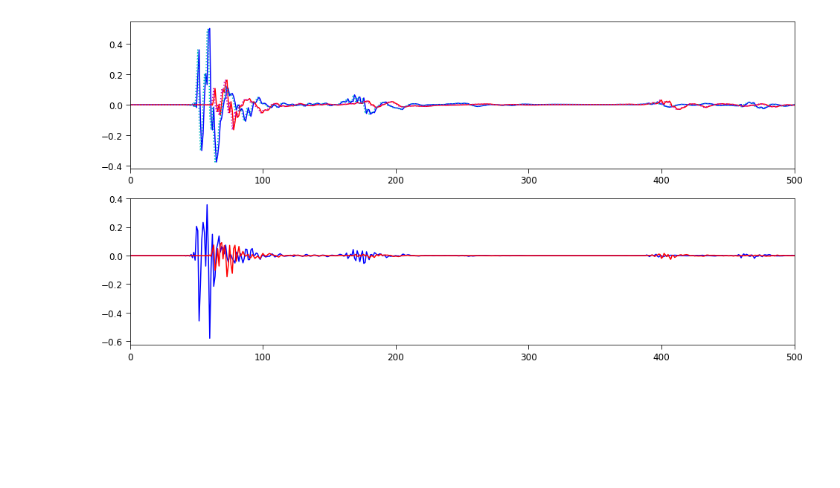
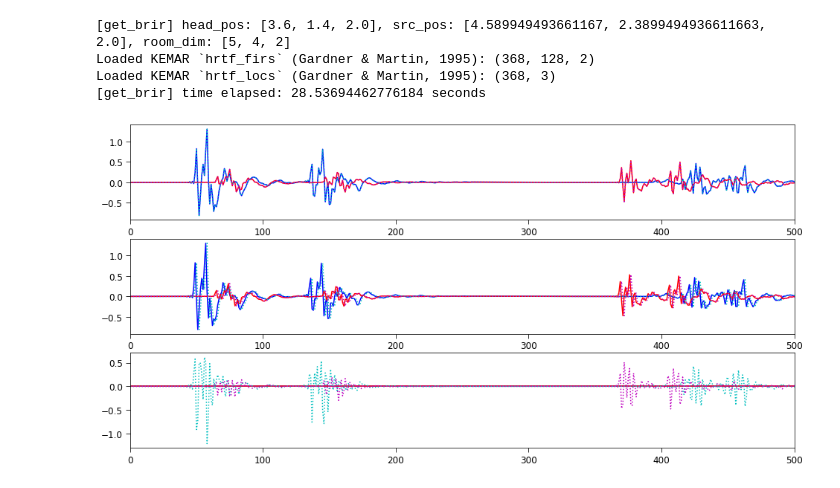
Before and after one commit to msaddler/virtual_acoustic_room, a Jupyter notebook: notebook_port.ipynb, the cells around one changed output. Cells and saved outputs as stored; diff of their text form; code cells hidden in the pictures; blank space fills up the shorter version.

Commit message:
direct comparisons between python port, matlab engine, and original francl brirs

```diff
--- a/notebook_port.ipynb
+++ b/notebook_port.ipynb
@@ -69,3 +83,49 @@ Loaded KEMAR `hrtf_locs` (Gardner & Martin, 1995): (368, 3)
+# %%
+importlib.reload(port)
+
+brir_msaddler = port.get_brir(
+    room_materials=room_materials,
+    room_dim_xyz=room_dim_xyz,
+    head_pos_xyz=head_pos_xyz,
+    head_azim=head_azim,
+    src_azim=src_azim,
+    src_elev=src_elev,
+    src_dist=src_dist,
+    buffer_pos=buffer_pos,
+    sr=sr,
+    dur=dur,
+    use_jitter=use_jitter,
+    incorporate_lead_zeros=incorporate_lead_zeros)
+# %% [output]
+[get_brir] head_pos: [3.6, 1.4, 2.0], src_pos: [4.589949493661167, 2.3899494936611663, 2.0], room_dim: [5, 4, 2]
+Loaded KEMAR `hrtf_firs` (Gardner & Martin, 1995): (368, 128, 2)
+Loaded KEMAR `hrtf_locs` (Gardner & Martin, 1995): (368, 3)
+[get_brir] time elapsed: 28.53694462776184 seconds
+# %%
+fig, ax = plt.subplots(figsize=(16, 8), nrows=3, ncols=1)
+ax[0].plot(brir_msaddler[:, 0], 'b')
+ax[0].plot(brir_msaddler[:, 1], 'r')
+ax[0].plot(brir_francl[:, 0], 'c', ls=':')
+ax[0].plot(brir_francl[:, 1], 'm', ls=':')
+
+ax[1].plot(brir_matlab[:, 0], 'b')
+ax[1].plot(brir_matlab[:, 1], 'r')
+ax[1].plot(brir_francl[:, 0], 'c', ls=':')
+ax[1].plot(brir_francl[:, 1], 'm', ls=':')
+
+ax[2].plot(brir_msaddler[:, 0] - brir_francl[:, 0], 'b')
+ax[2].plot(brir_msaddler[:, 1] - brir_francl[:, 1], 'r')
+ax[2].plot(brir_matlab[:, 0] - brir_francl[:, 0], 'c', ls=':')
+ax[2].plot(brir_matlab[:, 1] - brir_francl[:, 1], 'm', ls=':')
+
+for ax_ in ax:
+    util_figures.format_axes(
+        ax_,
+        xlimits=[0, 500]
+    )
+plt.show()
+# %% [output]
+[figure, added]
 # %%
 # import cProfile
 
@@ -89,20 +149,3 @@ Loaded KEMAR `hrtf_locs` (Gardner & Martin, 1995): (368, 3)
 # import pstats
 # p = pstats.Stats('profiler_stats')
 # p.strip_dirs().sort_stats('cumulative').print_stats()
-# %%
-fig, ax = plt.subplots(figsize=(16, 8), nrows=2, ncols=1)
-ax[0].plot(brir_msaddler[:, 0], 'b')
-ax[0].plot(brir_msaddler[:, 1], 'r')
-ax[0].plot(brir_francl[:, 0], 'c', ls=':')
-ax[0].plot(brir_francl[:, 1], 'm', ls=':')
-
-ax[1].plot(brir_francl[:, 0] - brir_msaddler[:, 0], 'b')
-ax[1].plot(brir_francl[:, 1] - brir_msaddler[:, 1], 'r')
-for ax_ in ax:
-    util_figures.format_axes(
-        ax_,
-        xlimits=[0, 500]
-    )
-plt.show()
-# %% [output]
-[figure, removed]
```
Also changed, not shown: parts of 10 cells of this notebook.
